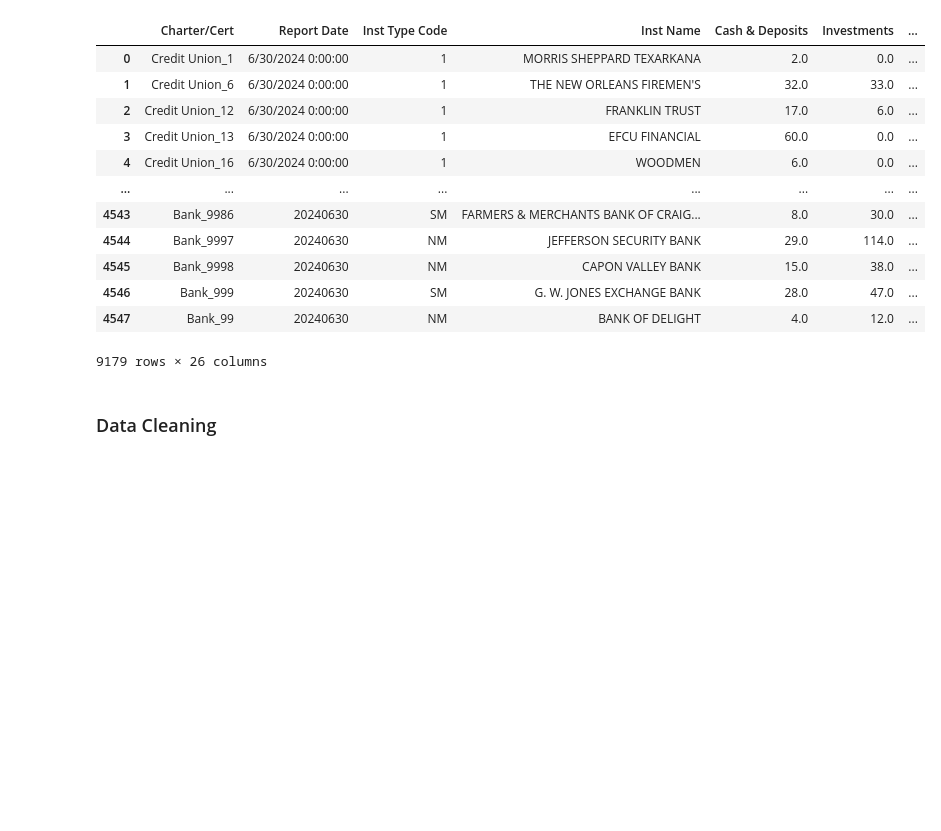
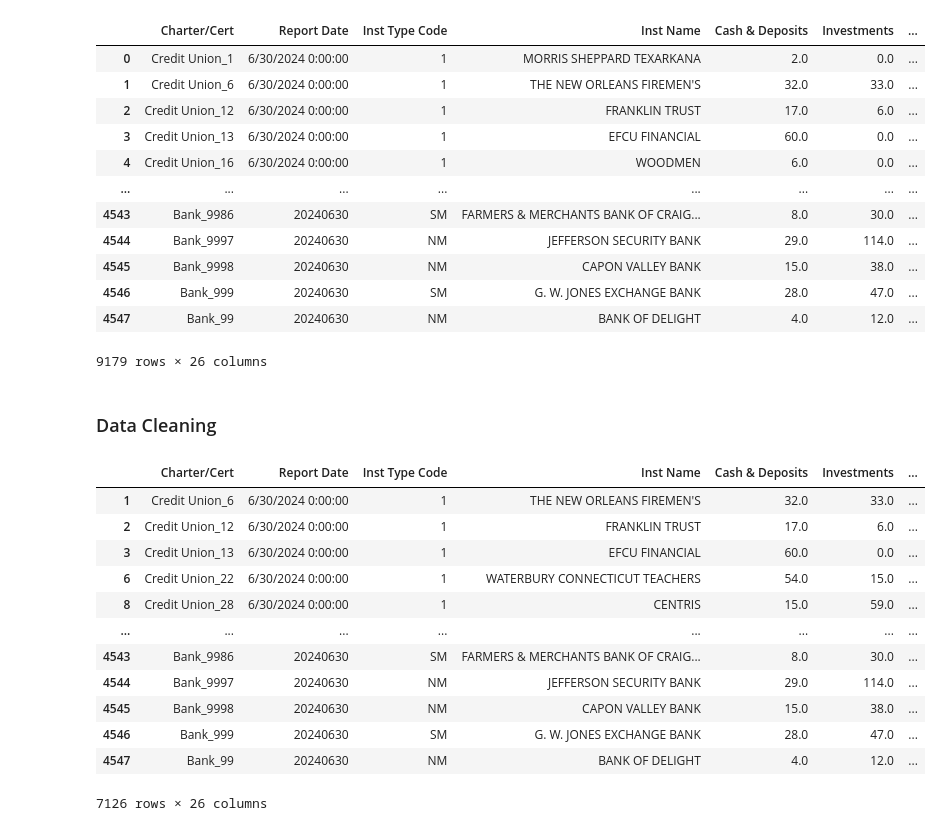
Before and after one commit to chrisdscholz/209R_viz, a Jupyter notebook: data_pipeline/Project4.ipynb, the cells around one changed output. Drawn from its saved outputs; the diff is of its cells as text; code cells hidden in the pictures; blank space fills up the shorter version.

```diff
--- a/data_pipeline/Project4.ipynb
+++ b/data_pipeline/Project4.ipynb
@@ -391,7 +391,23 @@ FIData
 | 4546 | Bank_999 | 20240630 | SM | G. W. JONES EXCHANGE BANK | 28.0 | 47.0 | ... |
 | 4547 | Bank_99 | 20240630 | NM | BANK OF DELIGHT | 4.0 | 12.0 | ... |
 9179 rows × 26 columns
+# %% [markdown]
+### Data Cleaning
+# %%
+#Remove records that have zero or less than zero in fields where it doesn't make sense to have those results
+RemoveRecs = FIData[(FIData['Assets'] <= 0) | (FIData['Cash & Deposits'] < 0) | (FIData['Revenue'] < 0) | (FIData['Net Income'] < 0) |
+                    (FIData['Net Interest Income'] < 0) | (FIData['Non-Interest Income'] < 0) | (FIData['Interest Income'] < 0)].index
+FIData.drop(RemoveRecs, inplace = True)
+
+#Drop NA records. Assume incorrect records
+FIData = FIData.dropna()
+
+# #Assign significant bank outliers to 'Super Bank' inst type
+# FIData.loc[(FIData['Charter/Cert'] == 'Bank_628') | (FIData['Charter/Cert'] == 'Bank_3510') | (FIData['Charter/Cert'] == 'Bank_3511') | (FIData['Charter/Cert'] == 'Bank_7213'), 'Inst Type'] = 'Super Bank'
+
+# #Review our overall stats again to determine if our data is clean enough to proceed to analysis
+# FIDataStats = FIData.describe()
+# FIDataStats = FIDataStats.style.format(precision = 2, thousands = ',')
+# FIDataStats
 # %%
 FIData.to_csv('FIData.csv')
-# %% [markdown]
-### Data Cleaning
@@ -412,0 +414,16 @@ FIData.to_csv('FIData.csv')
+# %%
+FIData
+# %% [output]
+|  | Charter/Cert | Report Date | Inst Type Code | Inst Name | Cash & Deposits | Investments | ... |
+| 1 | Credit Union_6 | 6/30/2024 0:00:00 | 1 | THE NEW ORLEANS FIREMEN'S | 32.0 | 33.0 | ... |
+| 2 | Credit Union_12 | 6/30/2024 0:00:00 | 1 | FRANKLIN TRUST | 17.0 | 6.0 | ... |
+| 3 | Credit Union_13 | 6/30/2024 0:00:00 | 1 | EFCU FINANCIAL | 60.0 | 0.0 | ... |
+| 6 | Credit Union_22 | 6/30/2024 0:00:00 | 1 | WATERBURY CONNECTICUT TEACHERS | 54.0 | 15.0 | ... |
+| 8 | Credit Union_28 | 6/30/2024 0:00:00 | 1 | CENTRIS | 15.0 | 59.0 | ... |
+| ... | ... | ... | ... | ... | ... | ... | ... |
+| 4543 | Bank_9986 | 20240630 | SM | FARMERS & MERCHANTS BANK OF CRAIG... | 8.0 | 30.0 | ... |
+| 4544 | Bank_9997 | 20240630 | NM | JEFFERSON SECURITY BANK | 29.0 | 114.0 | ... |
+| 4545 | Bank_9998 | 20240630 | NM | CAPON VALLEY BANK | 15.0 | 38.0 | ... |
+| 4546 | Bank_999 | 20240630 | SM | G. W. JONES EXCHANGE BANK | 28.0 | 47.0 | ... |
+| 4547 | Bank_99 | 20240630 | NM | BANK OF DELIGHT | 4.0 | 12.0 | ... |
+7126 rows × 26 columns
```
Also changed, not shown: parts of 1 cell of this notebook, 5 other files.
